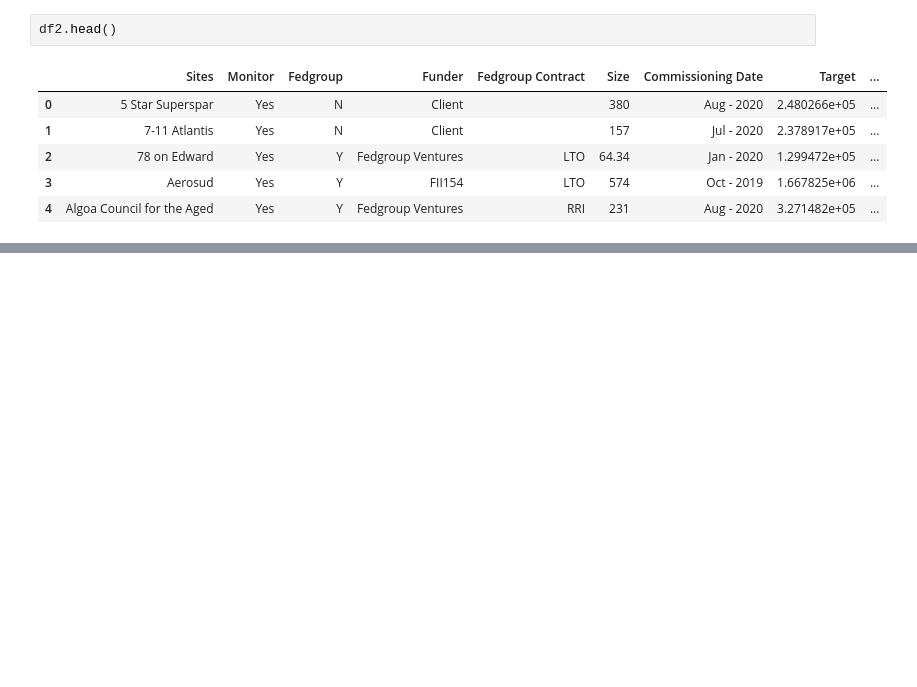
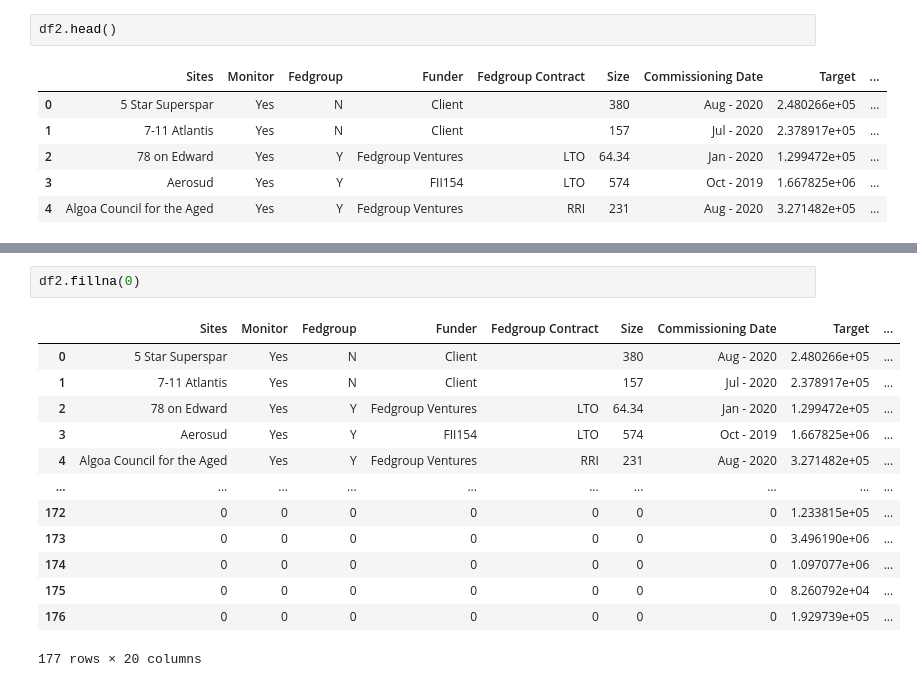
Before and after one commit to ahmadasd1234/Emergent-Energy, a Jupyter notebook: iX internship.ipynb, the cells around one changed output, grey strips where cells are left out. Saved outputs shown, nothing was run; the diff lists cells and outputs as text; blank space fills up the shorter version.

```diff
--- a/iX internship.ipynb
+++ b/iX internship.ipynb
@@ -345,0 +345,16 @@ sns.boxplot('Target' , 'Status', data = df2)
+# %%
+df2.fillna(0)
+# %% [output]
+|  | Sites | Monitor | Fedgroup | Funder | Fedgroup Contract | Size | Commissioning Date | Target | ... |
+| 0 | 5 Star Superspar | Yes | N | Client |  | 380 | Aug - 2020 | 2.480266e+05 | ... |
+| 1 | 7-11 Atlantis | Yes | N | Client |  | 157 | Jul - 2020 | 2.378917e+05 | ... |
+| 2 | 78 on Edward | Yes | Y | Fedgroup Ventures | LTO | 64.34 | Jan - 2020 | 1.299472e+05 | ... |
+| 3 | Aerosud | Yes | Y | FII154 | LTO | 574 | Oct - 2019 | 1.667825e+06 | ... |
+| 4 | Algoa Council for the Aged | Yes | Y | Fedgroup Ventures | RRI | 231 | Aug - 2020 | 3.271482e+05 | ... |
+| ... | ... | ... | ... | ... | ... | ... | ... | ... | ... |
+| 172 | 0 | 0 | 0 | 0 | 0 | 0 | 0 | 1.233815e+05 | ... |
+| 173 | 0 | 0 | 0 | 0 | 0 | 0 | 0 | 3.496190e+06 | ... |
+| 174 | 0 | 0 | 0 | 0 | 0 | 0 | 0 | 1.097077e+06 | ... |
+| 175 | 0 | 0 | 0 | 0 | 0 | 0 | 0 | 8.260792e+04 | ... |
+| 176 | 0 | 0 | 0 | 0 | 0 | 0 | 0 | 1.929739e+05 | ... |
+177 rows × 20 columns
```
Also changed, not shown: parts of 32 cells of this notebook.
